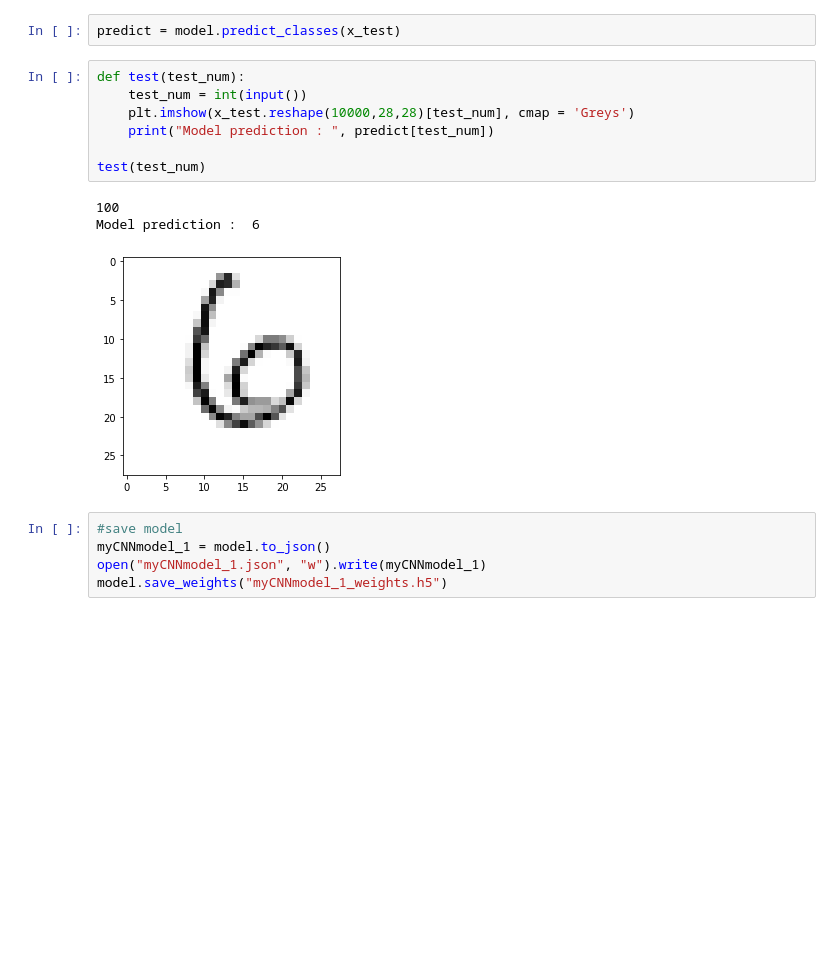
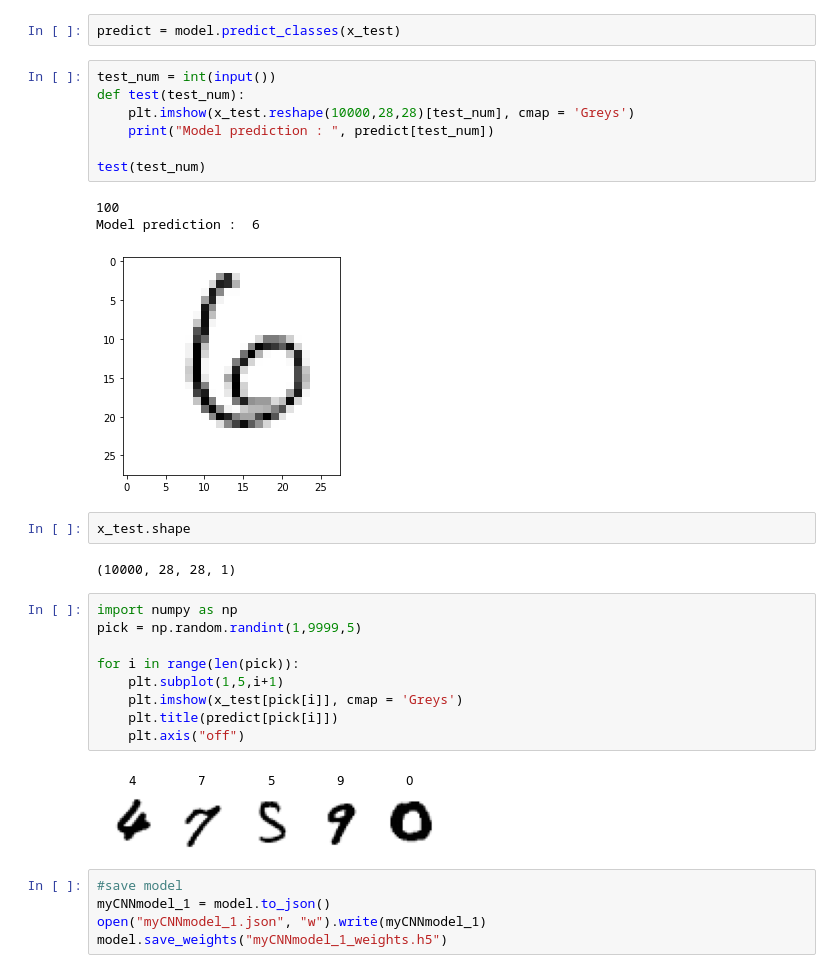
Before and after one commit to fatdanny77/Deep-Learning, a Jupyter notebook: CNN/CNN practice.ipynb, the cells around one changed output. Cells and saved outputs as stored; diff of their text form; blank space fills up the shorter version.

```diff
--- a/CNN/CNN practice.ipynb
+++ b/CNN/CNN practice.ipynb
@@ -123,8 +129,8 @@ Acc =  0.98580002784729
 # %%
 predict = model.predict_classes(x_test)
 # %%
+test_num = int(input())
 def test(test_num):
-    test_num = int(input())
     plt.imshow(x_test.reshape(10000,28,28)[test_num], cmap = 'Greys')
     print("Model prediction : ", predict[test_num])
 
@@ -133,6 +139,21 @@ test(test_num)
 100
 Model prediction :  6
 [figure]
+# %%
+x_test.shape
+# %% [output]
+(10000, 28, 28, 1)
+# %%
+import numpy as np
+pick = np.random.randint(1,9999,5)
+
+for i in range(len(pick)):
+    plt.subplot(1,5,i+1)
+    plt.imshow(x_test[pick[i]], cmap = 'Greys')
+    plt.title(predict[pick[i]])
+    plt.axis("off")
+# %% [output]
+[figure, added]
 # %%
 #save model
 myCNNmodel_1 = model.to_json()
```
Also changed, not shown: parts of 8 cells of this notebook.
